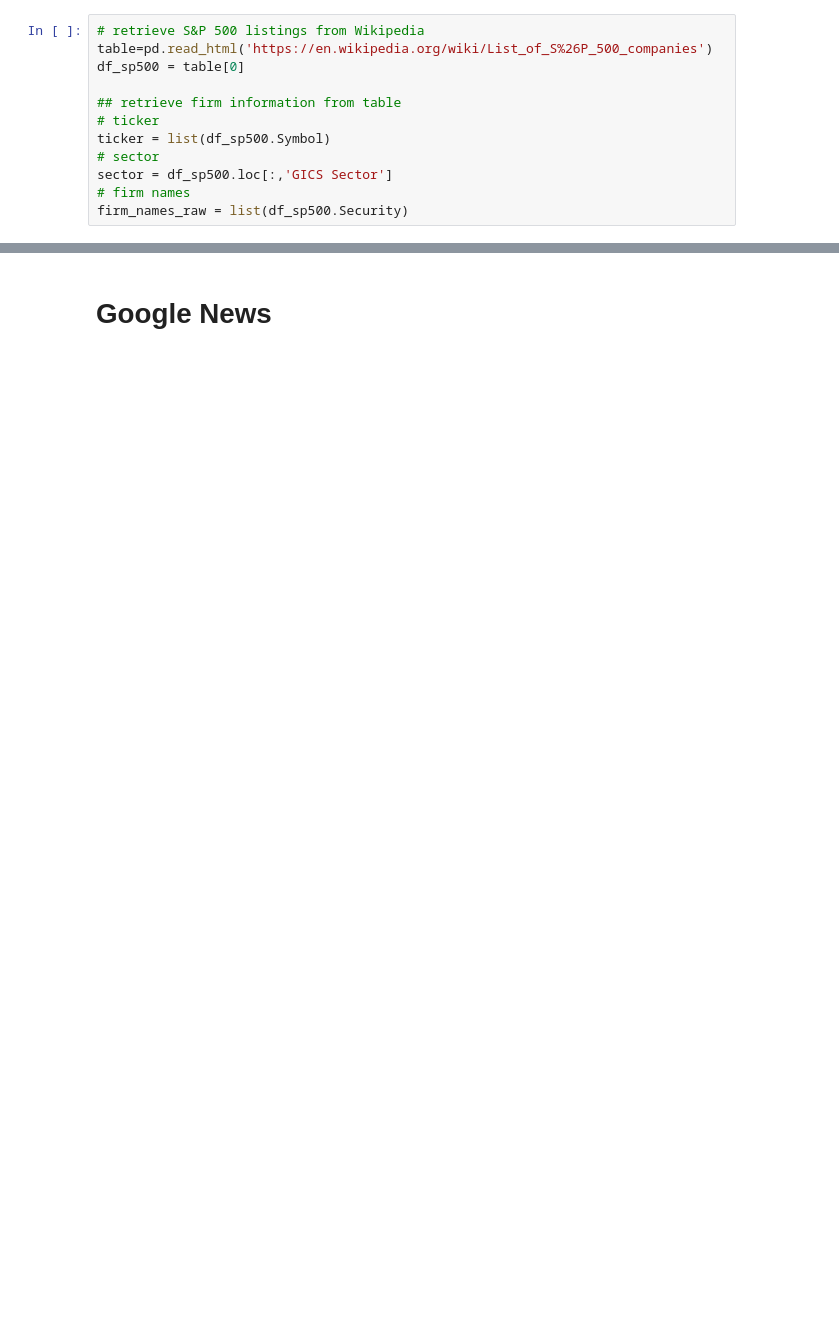
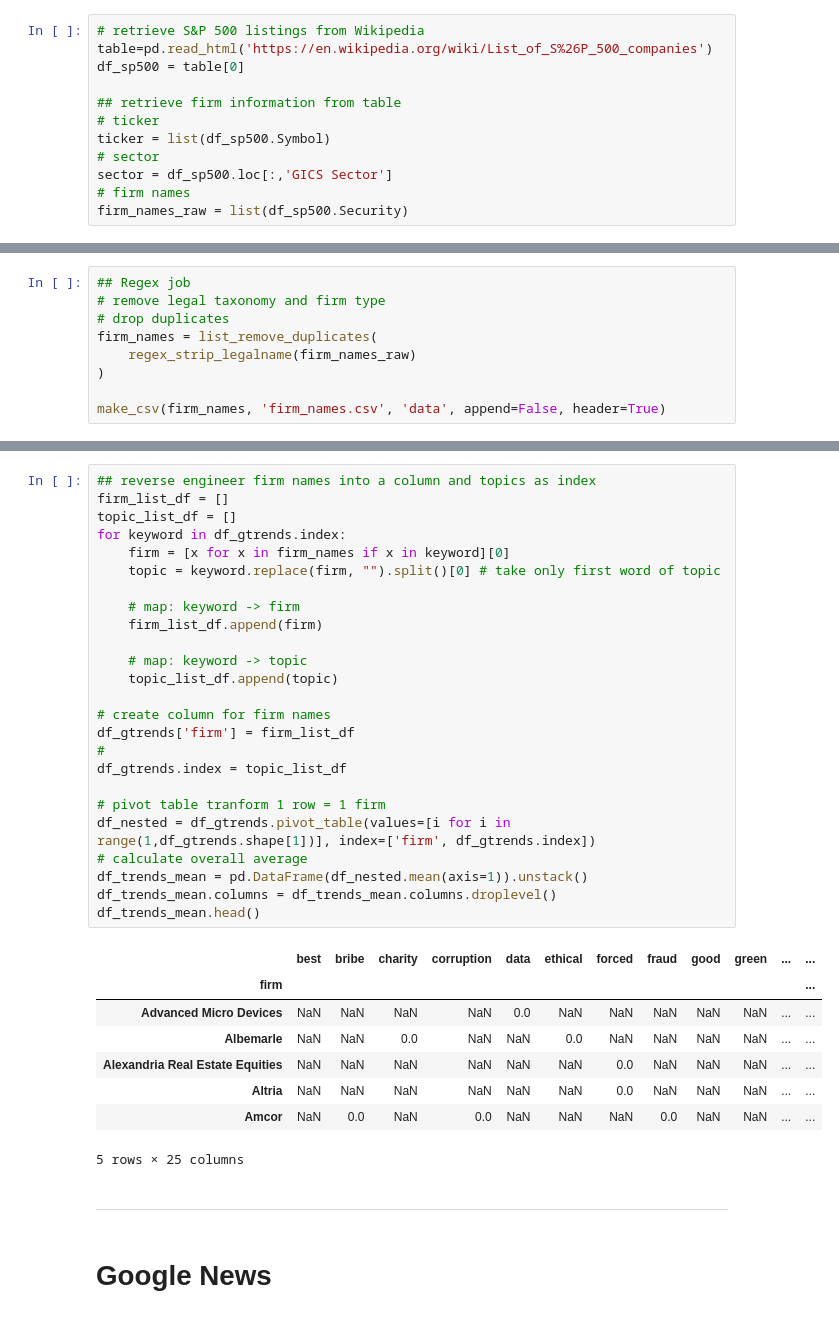
Before and after one commit to philippschmalen/ESG-with-GoogleNews, a Jupyter notebook: Googletrends_limits_workaround.ipynb, the cells around one changed output, grey strips where cells are left out. Drawn from its saved outputs; the diff is of its cells as text; blank space fills up the shorter version.

```diff
--- a/Googletrends_limits_workaround.ipynb
+++ b/Googletrends_limits_workaround.ipynb
@@ -218,0 +232,9 @@ firm_names_clean = [basename(i, terms) for i in firm_names_raw]
+# %%
+## Regex job
+# remove legal taxonomy and firm type
+# drop duplicates
+firm_names = list_remove_duplicates(
+    regex_strip_legalname(firm_names_raw)
+)
+
+make_csv(firm_names, 'firm_names.csv', 'data', append=False, header=True)
@@ -477,2 +445,38 @@ make_csv(df_time, filename=df_filename, data_dir='data', append=False, header=Fa
+# %%
+## reverse engineer firm names into a column and topics as index
+firm_list_df = []
+topic_list_df = []
+for keyword in df_gtrends.index:
+    firm = [x for x in firm_names if x in keyword][0]
+    topic = keyword.replace(firm, "").split()[0] # take only first word of topic
+
+    # map: keyword -> firm
+    firm_list_df.append(firm)
+
+    # map: keyword -> topic
+    topic_list_df.append(topic)
+
+# create column for firm names
+df_gtrends['firm'] = firm_list_df
+#
+df_gtrends.index = topic_list_df
+
+# pivot table tranform 1 row = 1 firm
+df_nested = df_gtrends.pivot_table(values=[i for i in range(1,df_gtrends.shape[1])], index=['firm', df_gtrends.index])
+# calculate overall average
+df_trends_mean = pd.DataFrame(df_nested.mean(axis=1)).unstack()
+df_trends_mean.columns = df_trends_mean.columns.droplevel()
+df_trends_mean.head()
+# %% [output]
+|  | best | bribe | charity | corruption | data | ethical | forced | fraud | good | green | ... | ... |
+| firm |  |  |  |  |  |  |  |  |  |  |  | ... |
+| Advanced Micro Devices | NaN | NaN | NaN | NaN | 0.0 | NaN | NaN | NaN | NaN | NaN | ... | ... |
+| Albemarle | NaN | NaN | 0.0 | NaN | NaN | 0.0 | NaN | NaN | NaN | NaN | ... | ... |
+| Alexandria Real Estate Equities | NaN | NaN | NaN | NaN | NaN | NaN | 0.0 | NaN | NaN | NaN | ... | ... |
+| Altria | NaN | NaN | NaN | NaN | NaN | NaN | 0.0 | NaN | NaN | NaN | ... | ... |
+| Amcor | NaN | 0.0 | NaN | 0.0 | NaN | NaN | NaN | 0.0 | NaN | NaN | ... | ... |
+5 rows × 25 columns
+# %% [markdown]
+---
 # %% [markdown]
 # Google News
```
Also changed, not shown: parts of 43 cells of this notebook.
